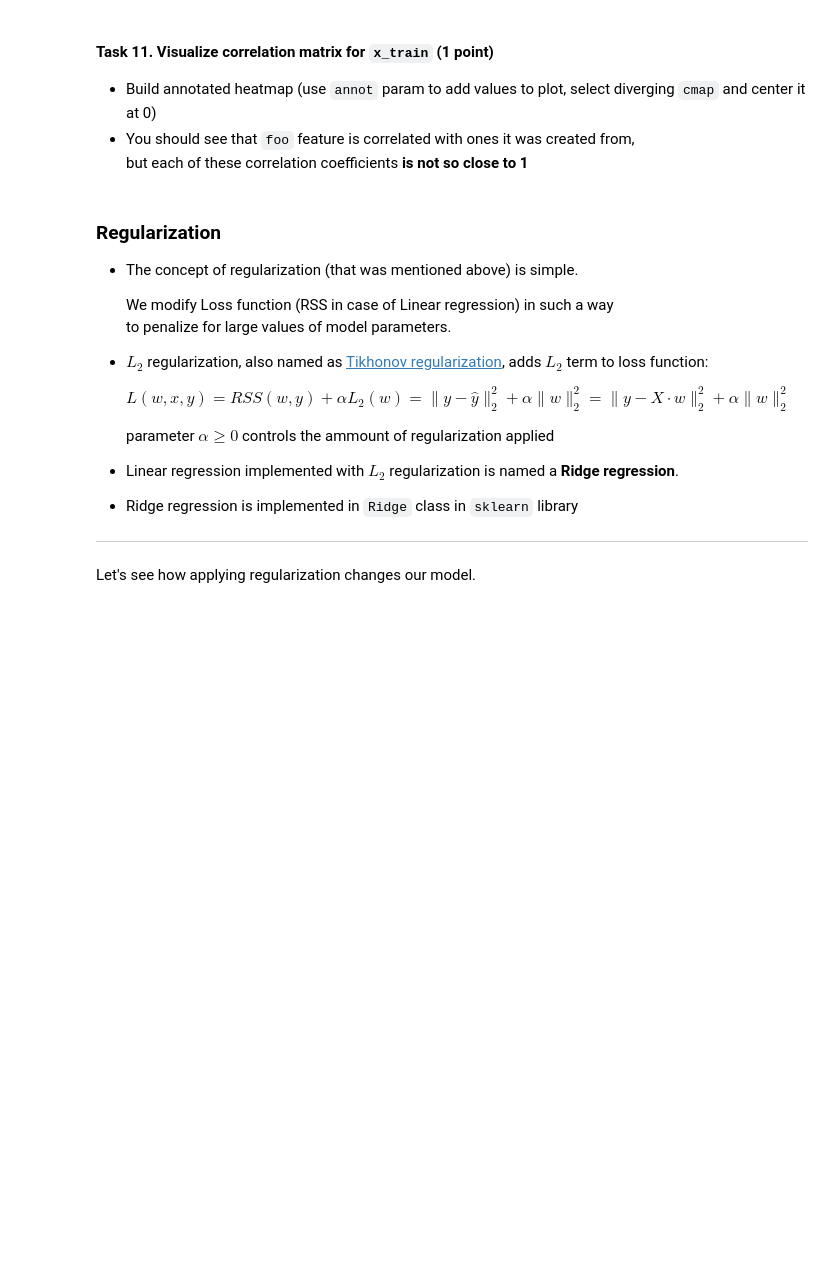
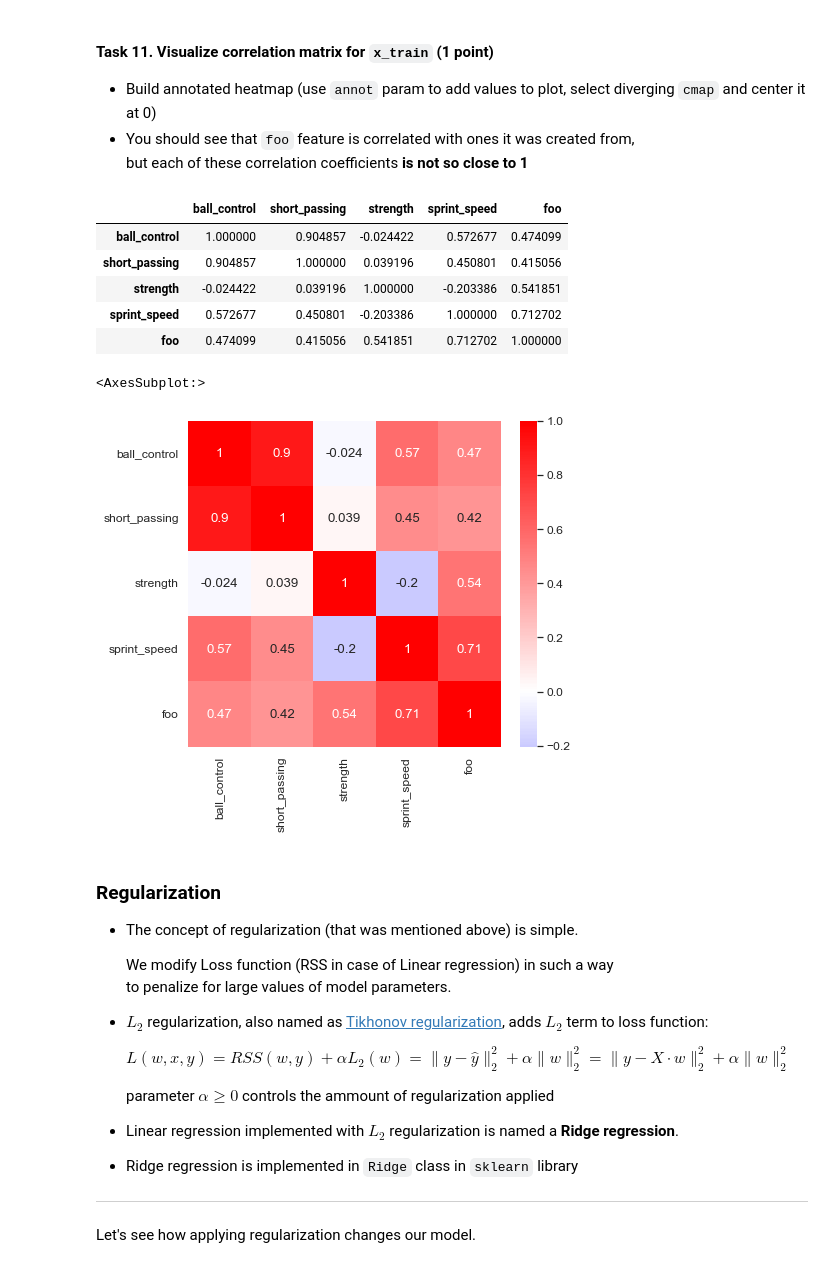
Before and after one commit to alsing/ml-intro-rs-school, a Jupyter notebook: 3 - Linear Regression/linear_regression.ipynb, the cells around one changed output. Saved outputs shown, nothing was run; the diff lists cells and outputs as text; code cells hidden in the pictures; blank space fills up the shorter version.

```diff
--- a/3 - Linear Regression/linear_regression.ipynb
+++ b/3 - Linear Regression/linear_regression.ipynb
@@ -1362,3 +1498,15 @@ l2_norm(model.coef_)
+# %%
+display(x_train.corr())
+sns.heatmap(x_train.corr(), center=0, cmap='bwr', annot=True)
+# %% [output]
+|  | ball_control | short_passing | strength | sprint_speed | foo |
+| ball_control | 1.000000 | 0.904857 | -0.024422 | 0.572677 | 0.474099 |
+| short_passing | 0.904857 | 1.000000 | 0.039196 | 0.450801 | 0.415056 |
+| strength | -0.024422 | 0.039196 | 1.000000 | -0.203386 | 0.541851 |
+| sprint_speed | 0.572677 | 0.450801 | -0.203386 | 1.000000 | 0.712702 |
+| foo | 0.474099 | 0.415056 | 0.541851 | 0.712702 | 1.000000 |
+<AxesSubplot:>
+[figure, added]
 # %% [markdown]
 ### Regularization
 
```
Also changed, not shown: parts of 46 cells of this notebook.
